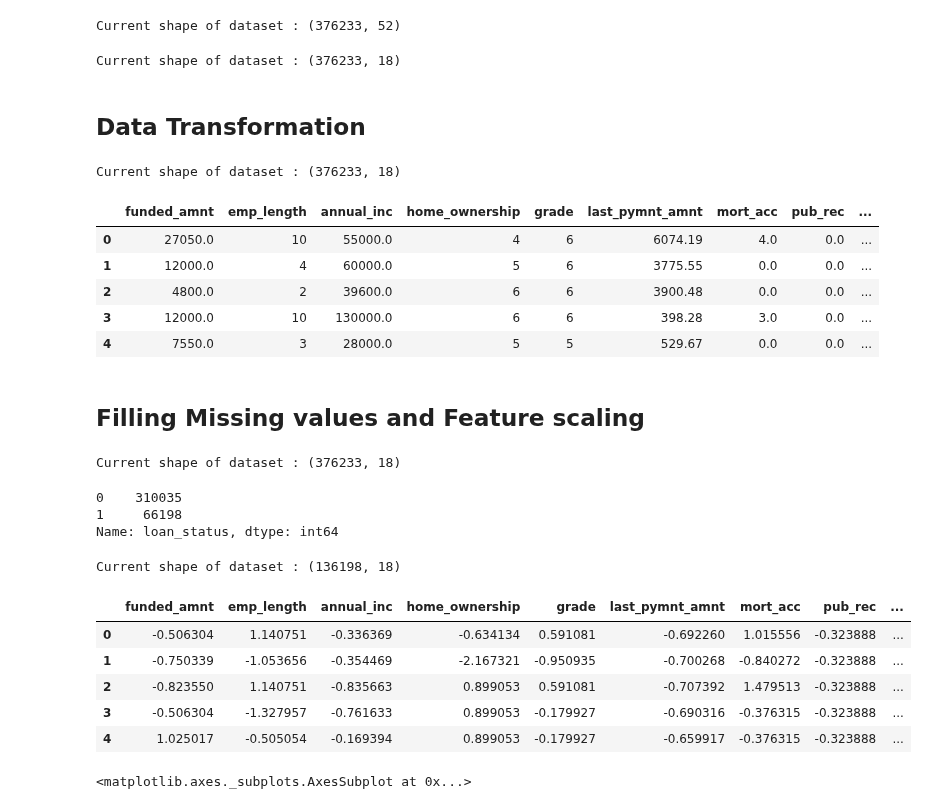
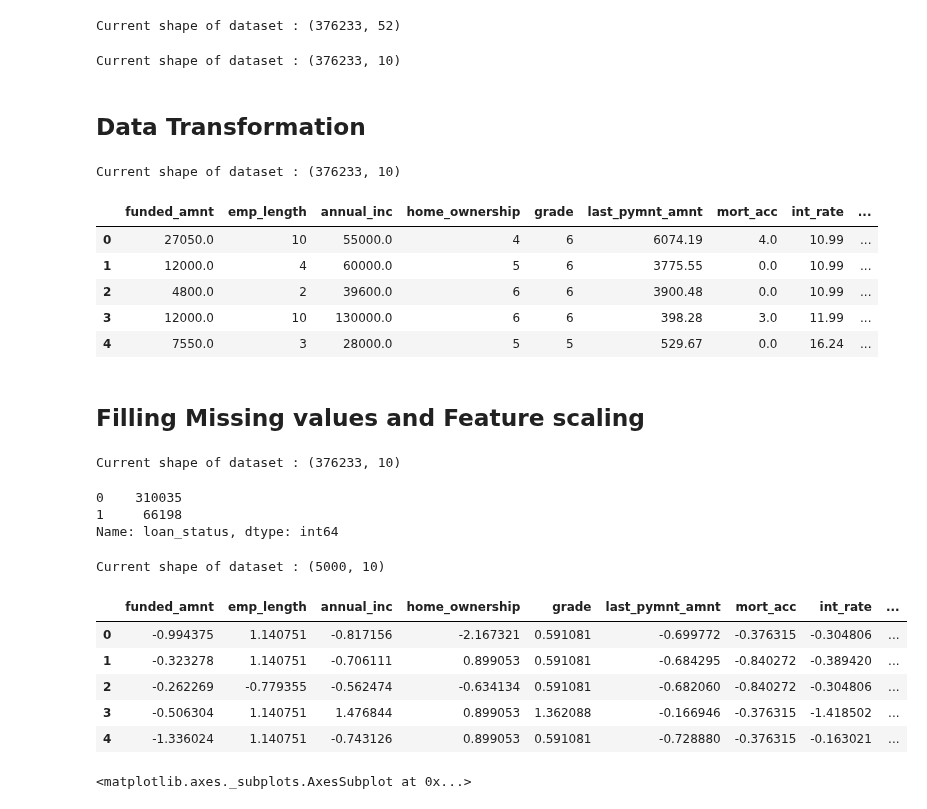
Before and after one commit to harishpuvvada/LoanDefault-Prediction, a Jupyter notebook: Loan_Default_Prediction.ipynb, the cells around one changed output. Cells and saved outputs as stored; diff of their text form; code cells hidden in the pictures.

```diff
--- a/Loan_Default_Prediction.ipynb
+++ b/Loan_Default_Prediction.ipynb
@@ -62,15 +63,16 @@ print("Current shape of dataset :",dataset.shape)
 Current shape of dataset : (376233, 52)
 # %%
 features = ['funded_amnt','emp_length','annual_inc','home_ownership','grade',
-            "last_pymnt_amnt", "mort_acc", "pub_rec", "int_rate", "open_acc","num_actv_rev_tl",
-            "mo_sin_rcnt_rev_tl_op","mo_sin_old_rev_tl_op","bc_util","bc_open_to_buy",
-            "avg_cur_bal","acc_open_past_24mths",'loan_status'] #selecting final features #'addr_state''tax_liens',
+                      'last_pymnt_amnt','mort_acc','int_rate','open_acc','loan_status']#'funded_amnt','emp_length','annual_inc','home_ownership','grade',
+           # "last_pymnt_amnt", "mort_acc", "pub_rec", "int_rate", "open_acc","num_actv_rev_tl",
+          #  "mo_sin_rcnt_rev_tl_op","mo_sin_old_rev_tl_op","bc_util","bc_open_to_buy",
+           # "avg_cur_bal","acc_open_past_24mths",'loan_status'] #selecting final features #'addr_state''tax_liens',
 Final_data = dataset[features] #19 features with target var
 Final_data["int_rate"] = Final_data["int_rate"].apply(lambda x:float(x[:-1]) ) #reomving % sign, conv to float  - int_rate column
 Final_data= Final_data.reset_index(drop=True)
 print("Current shape of dataset :",Final_data.shape)
 # %% [output]
-Current shape of dataset : (376233, 18)
+Current shape of dataset : (376233, 10)
 # %% [markdown]
 ## Data Transformation
 # %%
@@ -82,13 +84,13 @@ Final_data["emp_length"] = Final_data["emp_length"].apply(lambda x:int(x))
 print("Current shape of dataset :",Final_data.shape)
 Final_data.head()
 # %% [output]
-Current shape of dataset : (376233, 18)
+Current shape of dataset : (376233, 10)
-|  | funded_amnt | emp_length | annual_inc | home_ownership | grade | last_pymnt_amnt | mort_acc | pub_rec | ... |
-| 0 | 27050.0 | 10 | 55000.0 | 4 | 6 | 6074.19 | 4.0 | 0.0 | ... |
-| 1 | 12000.0 | 4 | 60000.0 | 5 | 6 | 3775.55 | 0.0 | 0.0 | ... |
-| 2 | 4800.0 | 2 | 39600.0 | 6 | 6 | 3900.48 | 0.0 | 0.0 | ... |
-| 3 | 12000.0 | 10 | 130000.0 | 6 | 6 | 398.28 | 3.0 | 0.0 | ... |
-| 4 | 7550.0 | 3 | 28000.0 | 5 | 5 | 529.67 | 0.0 | 0.0 | ... |
+|  | funded_amnt | emp_length | annual_inc | home_ownership | grade | last_pymnt_amnt | mort_acc | int_rate | ... |
+| 0 | 27050.0 | 10 | 55000.0 | 4 | 6 | 6074.19 | 4.0 | 10.99 | ... |
+| 1 | 12000.0 | 4 | 60000.0 | 5 | 6 | 3775.55 | 0.0 | 10.99 | ... |
+| 2 | 4800.0 | 2 | 39600.0 | 6 | 6 | 3900.48 | 0.0 | 10.99 | ... |
+| 3 | 12000.0 | 10 | 130000.0 | 6 | 6 | 398.28 | 3.0 | 11.99 | ... |
+| 4 | 7550.0 | 3 | 28000.0 | 5 | 5 | 529.67 | 0.0 | 16.24 | ... |
 # %%
 #Final_data[Final_data['loan_status']==0]["last_pymnt_amnt"].value_counts()
 # %% [markdown]
@@ -98,7 +100,7 @@ Final_data.fillna(Final_data.mean(),inplace = True)
 HTML(Final_data.tail().to_html())
 print("Current shape of dataset :",Final_data.shape)
 # %% [output]
-Current shape of dataset : (376233, 18)
+Current shape of dataset : (376233, 10)
 # %%
 scl = preprocessing.StandardScaler() #instance of preprocessing
 fields = Final_data.columns.values[:-1]
@@ -112,17 +114,18 @@ Name: loan_status, dtype: int64
 # %%
 loanstatus_0 = data_clean[data_clean["loan_status"]==0]
 loanstatus_1 = data_clean[data_clean["loan_status"]==1]
-subset_of_loanstatus_0 = loanstatus_0.sample(n=70000)
-data_clean = pd.concat([loanstatus_1, subset_of_loanstatus_0])
+subset_of_loanstatus_0 = loanstatus_0.sample(n=2500)
+subset_of_loanstatus_1 = loanstatus_1.sample(n=2500)
+data_clean = pd.concat([subset_of_loanstatus_1, subset_of_loanstatus_0])
 data_clean = data_clean.sample(frac=1).reset_index(drop=True)
 print("Current shape of dataset :",data_clean.shape)
 data_clean.head()
 # %% [output]
-Current shape of dataset : (136198, 18)
+Current shape of dataset : (5000, 10)
-|  | funded_amnt | emp_length | annual_inc | home_ownership | grade | last_pymnt_amnt | mort_acc | pub_rec | ... |
-| 0 | -0.506304 | 1.140751 | -0.336369 | -0.634134 | 0.591081 | -0.692260 | 1.015556 | -0.323888 | ... |
-| 1 | -0.750339 | -1.053656 | -0.354469 | -2.167321 | -0.950935 | -0.700268 | -0.840272 | -0.323888 | ... |
-| 2 | -0.823550 | 1.140751 | -0.835663 | 0.899053 | 0.591081 | -0.707392 | 1.479513 | -0.323888 | ... |
-| 3 | -0.506304 | -1.327957 | -0.761633 | 0.899053 | -0.179927 | -0.690316 | -0.376315 | -0.323888 | ... |
-| 4 | 1.025017 | -0.505054 | -0.169394 | 0.899053 | -0.179927 | -0.659917 | -0.376315 | -0.323888 | ... |
+|  | funded_amnt | emp_length | annual_inc | home_ownership | grade | last_pymnt_amnt | mort_acc | int_rate | ... |
+| 0 | -0.994375 | 1.140751 | -0.817156 | -2.167321 | 0.591081 | -0.699772 | -0.376315 | -0.304806 | ... |
+| 1 | -0.323278 | 1.140751 | -0.706111 | 0.899053 | 0.591081 | -0.684295 | -0.840272 | -0.389420 | ... |
+| 2 | -0.262269 | -0.779355 | -0.562474 | -0.634134 | 0.591081 | -0.682060 | -0.840272 | -0.304806 | ... |
+| 3 | -0.506304 | 1.140751 | 1.476844 | 0.899053 | 1.362088 | -0.166946 | -0.376315 | -1.418502 | ... |
+| 4 | -1.336024 | 1.140751 | -0.743126 | 0.899053 | 0.591081 | -0.728880 | -0.376315 | -0.163021 | ... |
 # %%
```
Also changed, not shown: parts of 28 cells of this notebook.
